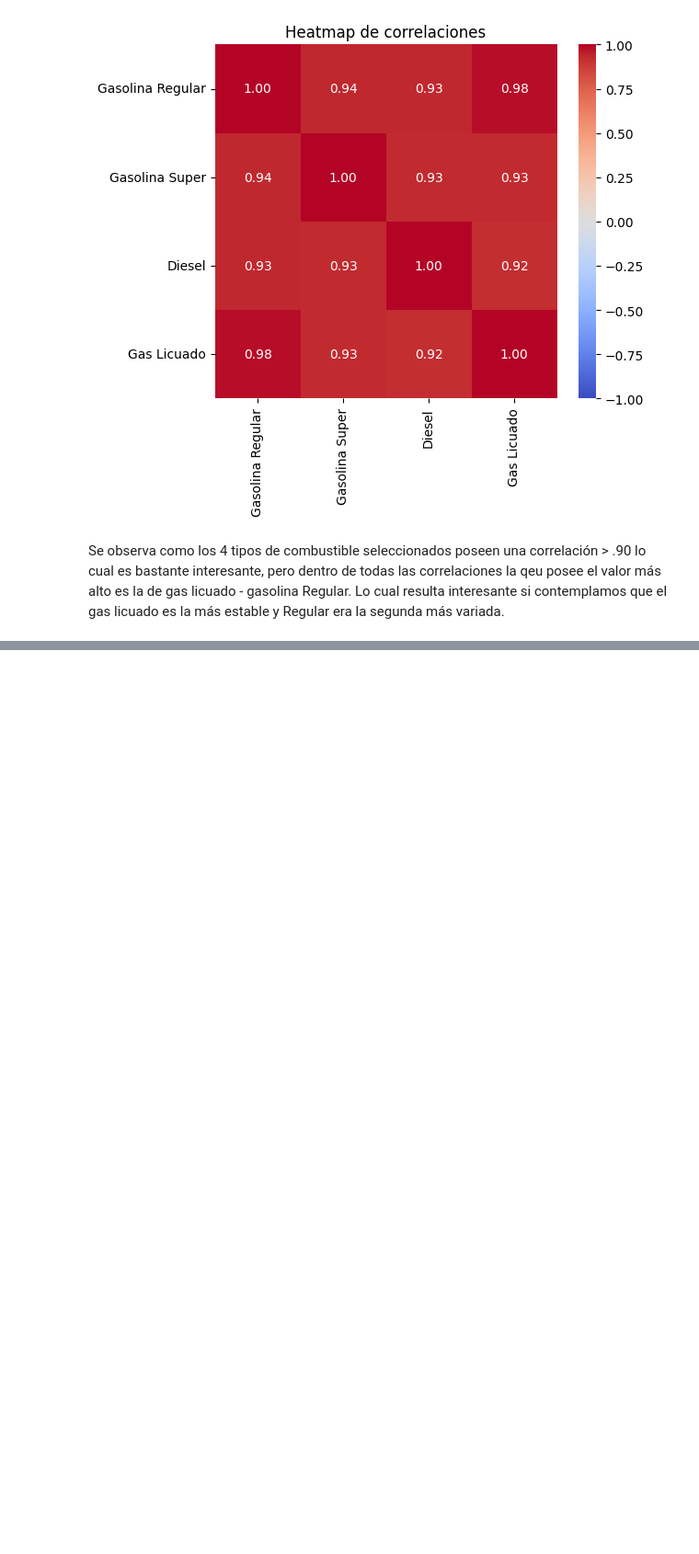
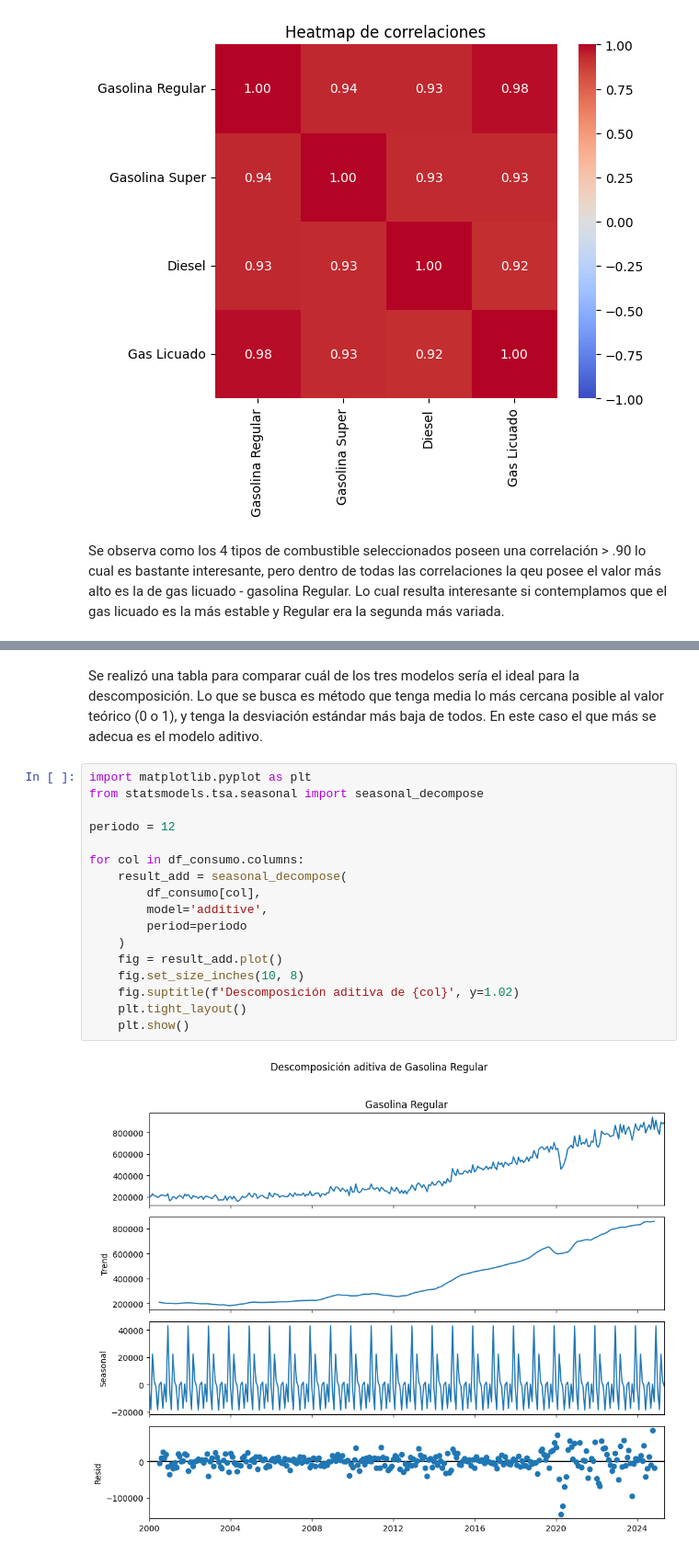
Before and after one commit to chuy-zip/DS_LAB1, a Jupyter notebook: series_time.ipynb, the cells around one changed output, grey strips where cells are left out. Shown at 92% size. Saved outputs shown, nothing was run; the diff lists cells and outputs as text; blank space fills up the shorter version.

```diff
--- a/series_time.ipynb
+++ b/series_time.ipynb
@@ -103,0 +203,21 @@ Se observa como los 4 tipos de combustible seleccionados poseen una correlación
+# %% [markdown]
+Se realizó una tabla para comparar cuál de los tres modelos sería el ideal para la descomposición. Lo que se busca es método que tenga media lo más cercana posible al valor teórico (0 o 1), y tenga la desviación estándar más baja de todos. En este caso el que más se adecua es el modelo aditivo.
+# %%
+import matplotlib.pyplot as plt
+from statsmodels.tsa.seasonal import seasonal_decompose
+
+periodo = 12
+
+for col in df_consumo.columns:
+    result_add = seasonal_decompose(
+        df_consumo[col],
+        model='additive',
+        period=periodo
+    )
+    fig = result_add.plot()
+    fig.set_size_inches(10, 8)
+    fig.suptitle(f'Descomposición aditiva de {col}', y=1.02)
+    plt.tight_layout()
+    plt.show()
+# %% [output]
+[figure, added]
```
Also changed, not shown: parts of 13 cells of this notebook.
